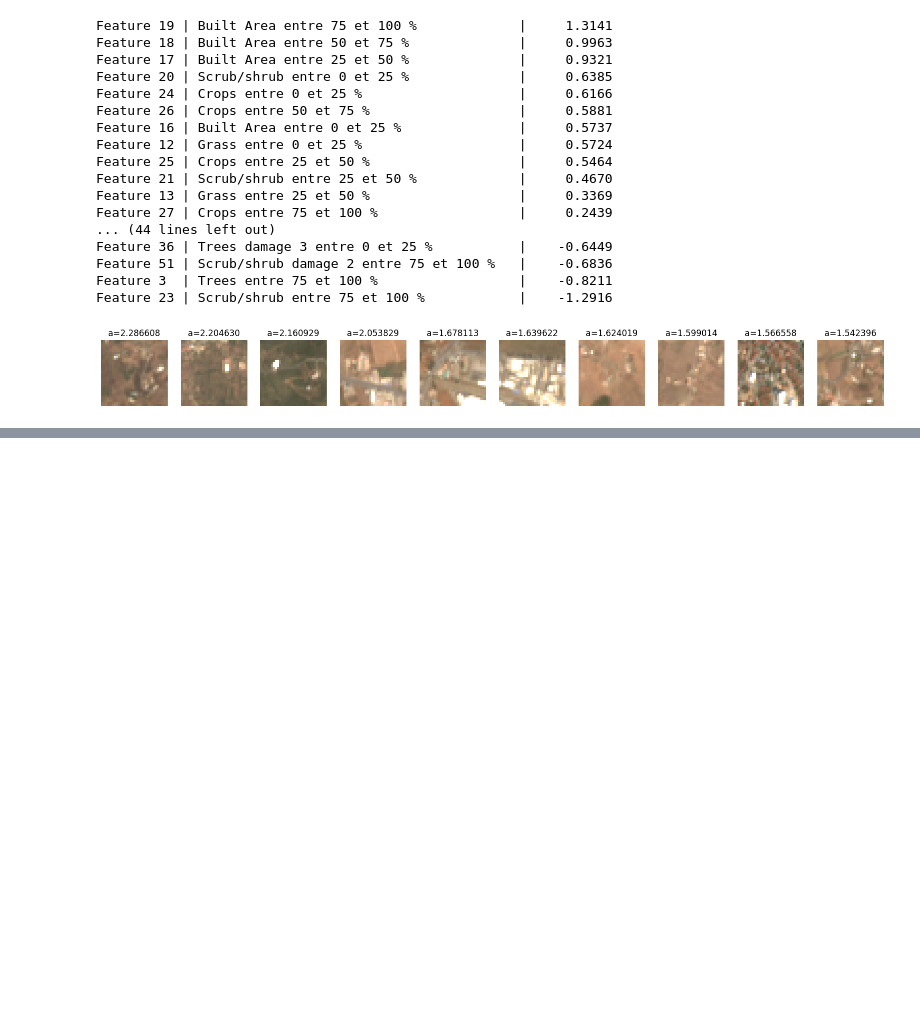
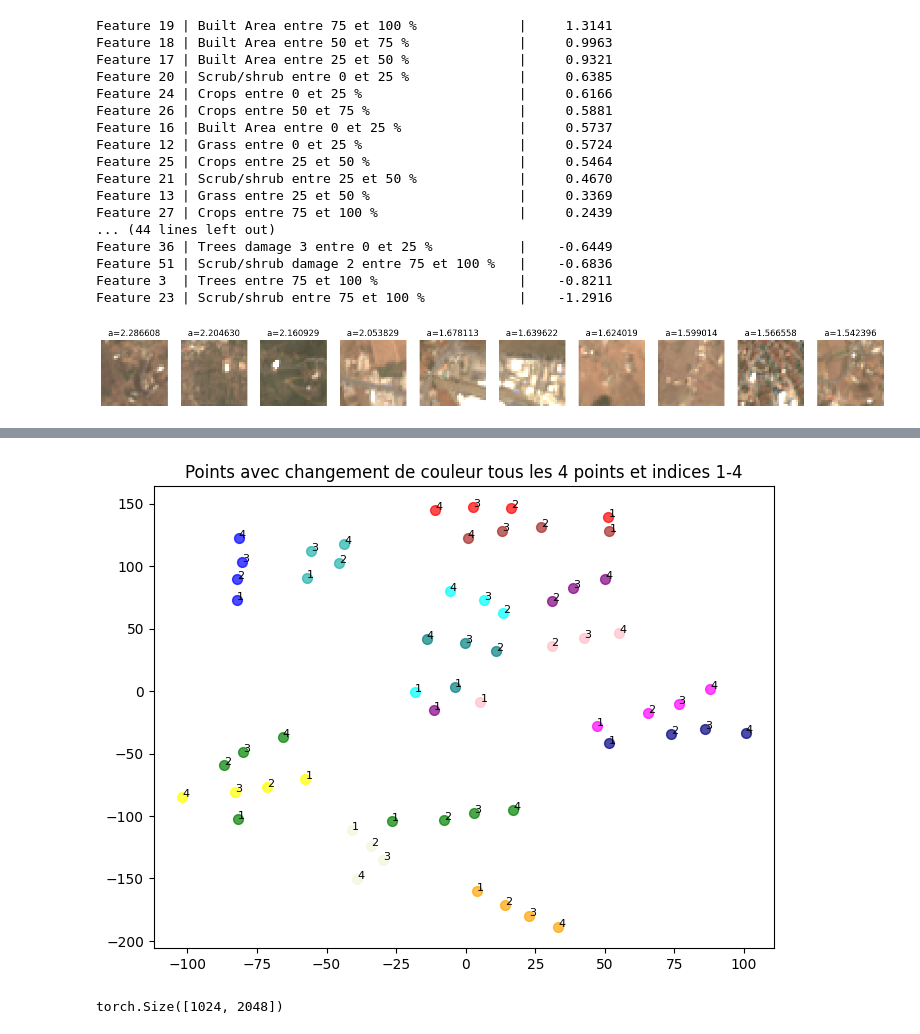
Before and after one commit to Carlosss543/stage_incendies, a Jupyter notebook: interprétabilité/interpretability.ipynb, the cells around one changed output, grey strips where cells are left out. Cells and saved outputs as stored; diff of their text form; code cells hidden in the pictures; blank space fills up the shorter version.

```diff
--- a/interprétabilité/interpretability.ipynb
+++ b/interprétabilité/interpretability.ipynb
@@ -438,0 +539,13 @@ Feature 23 | Scrub/shrub entre 75 et 100 %            |    -1.2916
+# %%
+from sklearn.manifold import TSNE
+
+# Supposons que ton tenseur s'appelle X et fait (2048, 60)
+# X = torch.randn(2048, 60)  # Remplace par ton tenseur réel
+X = fully_connected[0].weight.detach().cpu()
+
+# Convertir en numpy pour scikit-learn
+X_np = X.numpy()
+
+# Appliquer t-SNE pour réduire à 2 dimensions
+tsne = TSNE(n_components=2, perplexity=10, learning_rate=200, random_state=42)
+X_2d = tsne.fit_transform(X_np)
@@ -438,0 +556,26 @@ Feature 23 | Scrub/shrub entre 75 et 100 %            |    -1.2916
+# %%
+X_np = X_2d
+
+# Couleurs à utiliser
+colors = ['green', 'blue', 'lightseagreen', 'green', 'orange', 'yellow', 'beige', 'red', 'purple', 'cyan', 'magenta', 'brown', 'pink', 'teal', 'navy']
+
+plt.figure(figsize=(8,6))
+
+for i in range(0, len(X_np), 4):
+    # Choisir la couleur (en cycle)
+    color = colors[(i//4) % len(colors)]
+
+    # Tracer les 4 points
+    plt.scatter(X_np[i:i+4, 0], X_np[i:i+4, 1], color=color, s=50, alpha=0.7)
+
+    # Ajouter les indices 1,2,3,4 à côté de chaque point
+    for j in range(4):
+        idx = i + j
+        if idx < len(X_np):
+            plt.text(X_np[idx, 0]+0.02, X_np[idx, 1]+0.02, str(j+1),
+                     fontsize=8, color='black')
+
+plt.title("Points avec changement de couleur tous les 4 points et indices 1-4")
+plt.show()
+# %% [output]
+[figure, added]
@@ -438,0 +584,17 @@ Feature 23 | Scrub/shrub entre 75 et 100 %            |    -1.2916
+# %%
+# faire les cluster en prenant les activations sur un batch d'images (shape (2048, 512) -> (2048, 2))
+
+from sklearn.manifold import TSNE
+
+with torch.no_grad():
+    imgs, attributs, classes = next(iter(val_loader))
+    imgs, attributs, classes = imgs.to(device), attributs.to(device), classes.to(device)
+    # get the activation of the layer before the output
+    x = resnet_minus_last_layer(imgs)
+    x = x.view(x.shape[0], -1)  # flatten the output
+    # put it in the sparse autoencoder
+    x_hat, z = sae(x)
+
+print(z.shape)
+# %% [output]
+torch.Size([1024, 2048])
```
Also changed, not shown: parts of 29 cells of this notebook.
